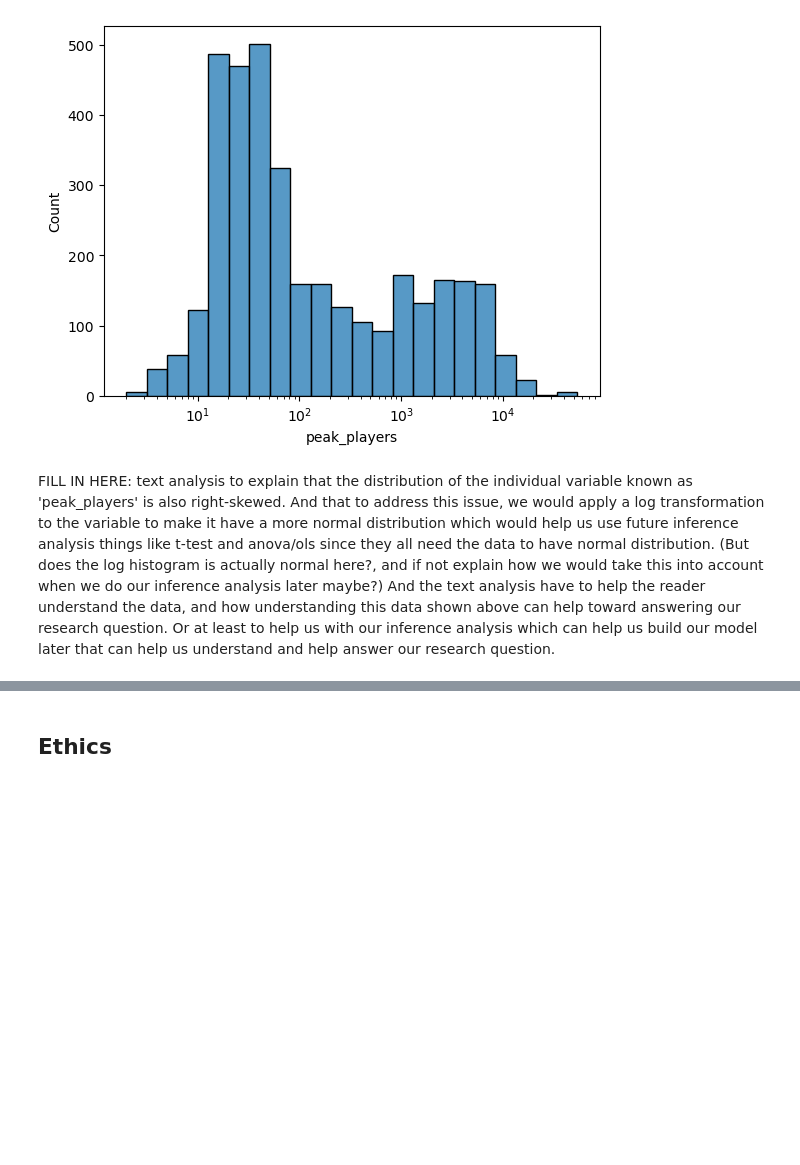
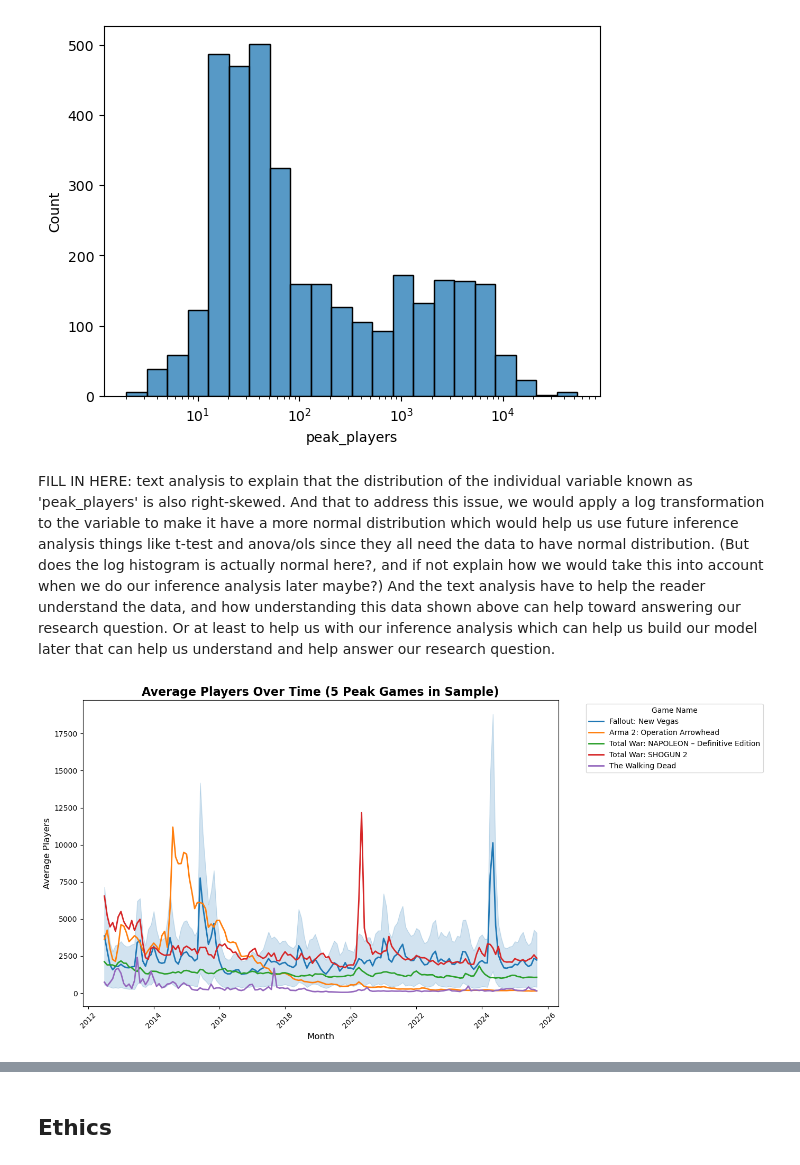
Before and after one commit to COGS108/Group107_WI26, a Jupyter notebook: 02-EDACheckpoint.ipynb, the cells around one changed output, grey strips where cells are left out. Saved outputs shown, nothing was run; the diff lists cells and outputs as text; code cells hidden in the pictures; blank space fills up the shorter version.

Commit message:
Added EDA analysis text prior to the histograms and pairplots and added and fixed time-series graph with some analysis

```diff
--- a/02-EDACheckpoint.ipynb
+++ b/02-EDACheckpoint.ipynb
@@ -297,6 +298,18 @@ df_top20 = df_clean2[df_clean2['name'].isin(games)]
 #Separating df_top20 columns into Categorical and Numerical
 cat_df_20 = df_top20[['name','steam_appid','month']] #Categorical columns of df_top20. Name/Steam_AppID categorize what game, and month categorizes the month the entry refers to.
 num_df_20 = df_top20[['gain_percent', 'peak_players', 'avg_players']] #Numerical columns of df_top20
+
+#for formating dates for necessary sorting (FOR TIME SERIES GRAPH)
+import warnings
+#makes df_top20 a copy (was running into issues with warning)
+df_top20 = df_top20.copy()
+
+#tells pandas how the date is to be formatted (%b = abbreviated month, %y = 2-digit year) (was running into many errors figuring this out)
+#stops it from thinking ie. Sep-25 means the year 25 (like 25 AD)
+df_top20['month'] = pd.to_datetime(df_top20['month'], format='%b-%y')
+
+#sorts the df_top20 dataset chronologically so the time-series track correctly
+df_top20 = df_top20.sort_values(by=['steam_appid', 'month'])
 
 #print(df_top20.shape)
 
@@ -360,3 +373,25 @@ log_peak_players_hist = sns.histplot(data=num_df_20,x='peak_players',log_scale=T
 [figure]
 # %% [markdown]
 FILL IN HERE: text analysis to explain that the distribution of the individual variable known as 'peak_players' is also right-skewed. And that to address this issue, we would apply a log transformation to the variable to make it have a more normal distribution which would help us use future inference analysis things like t-test and anova/ols since they all need the data to have normal distribution. (But does the log histogram is actually normal here?, and if not explain how we would take this into account when we do our inference analysis later maybe?) And the text analysis have to help the reader understand the data, and how understanding this data shown above can help toward answering our research question. Or at least to help us with our inference analysis which can help us build our model later that can help us understand and help answer our research question.
+# %%
+#for time-series graph
+#selected 5 games from df_top20 temporarily for this graph
+#These selections from our top 20 list were of games that had the highest maximum average players.
+top_5_names = df_top20.groupby('name')['avg_players'].max().nlargest(5).index
+df_sample = df_top20[df_top20['name'].isin(top_5_names)].copy()
+
+#create the time-series plot
+plt.figure(figsize=(14, 7))
+sns.lineplot(data=df_sample, x='month', y='avg_players', hue='name', linewidth=2)
+
+#formatting the plot and legend for readability. Note: The 5 Peak games are based on having the highest peak out of those in df_top20
+plt.title('Average Players Over Time (5 Peak Games in Sample)', fontsize=16, fontweight='bold')
+plt.xlabel('Month', fontsize=12)
+plt.ylabel('Average Players', fontsize=12)
+plt.xticks(rotation=45)
+plt.legend(title='Game Name', bbox_to_anchor=(1.05, 1), loc='upper left')
+
+plt.tight_layout()
+plt.show()
+# %% [output]
+[figure, added]
```
Also changed, not shown: parts of 6 cells of this notebook.
